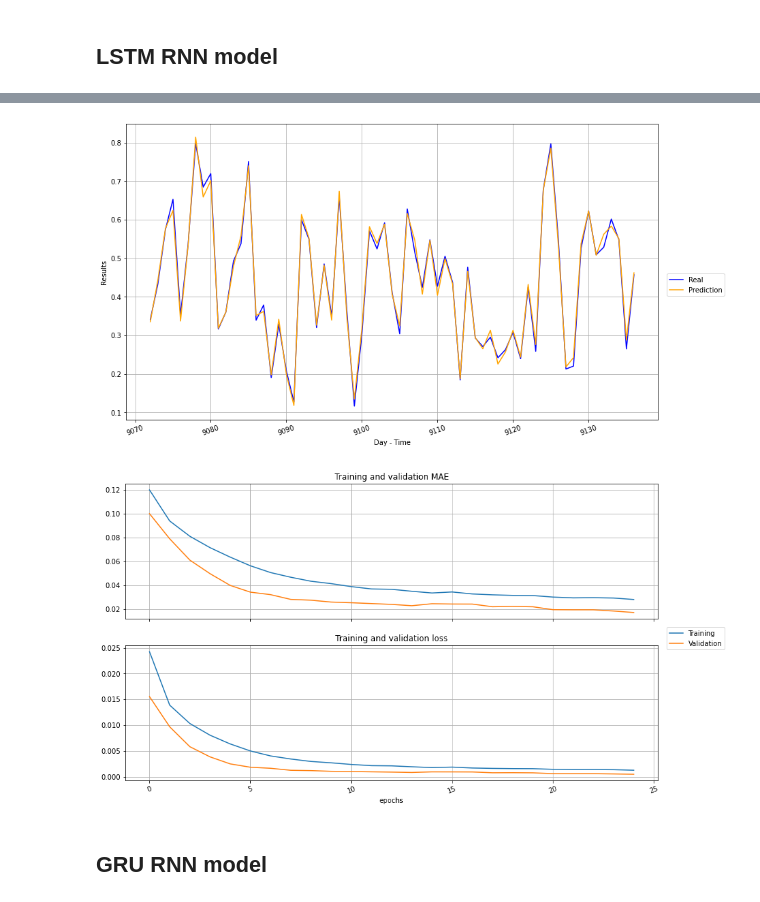
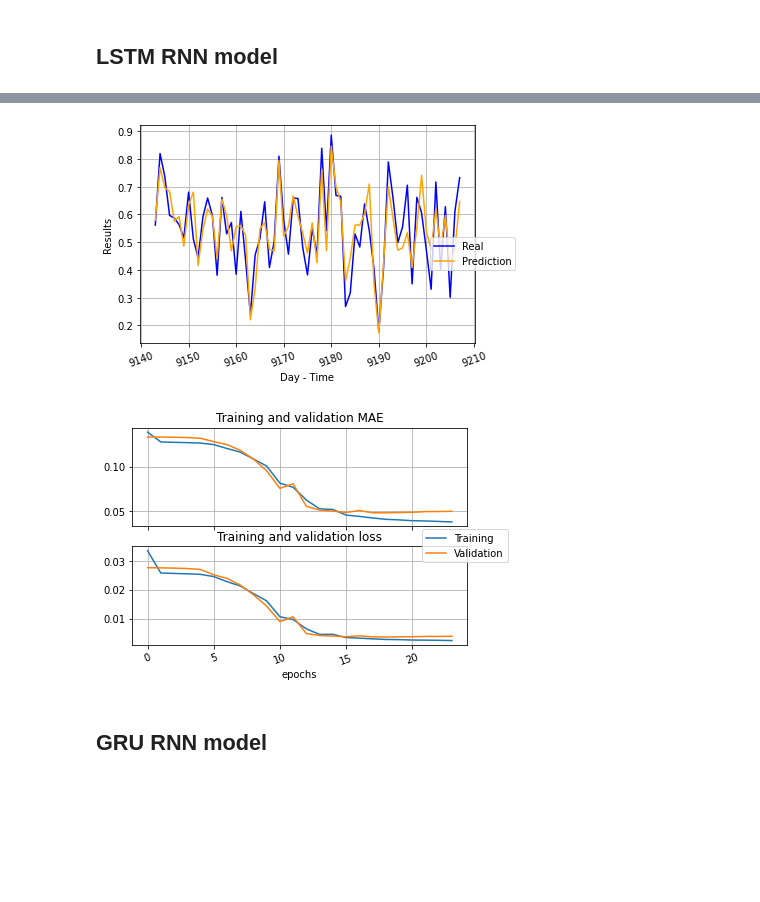
Before and after one commit to dccartagena/RNN_Aquaponics, a Jupyter notebook: synthetic_signal_notebook.ipynb, the cells around one changed output, grey strips where cells are left out. Cells and saved outputs as stored; diff of their text form; code cells hidden in the pictures; blank space fills up the shorter version.

```diff
--- a/synthetic_signal_notebook.ipynb
+++ b/synthetic_signal_notebook.ipynb
@@ -111,14 +109,14 @@ df_clean = df_grouped.copy()
 # %% [markdown]
 ### Feature selection via correlation analysis
 # %%
-corr_mat = np.abs(df_clean.corr(method='pearson'))
-sns.heatmap(corr_mat)
-plt.show()
+# corr_mat = np.abs(df_clean.corr(method='pearson'))
+# sns.heatmap(corr_mat)
+# plt.show()
 
-corr_thl = 0.10
-corr_label = np.zeros(df_grouped.shape[1])
+# corr_thl = 0.10
+# corr_label = np.zeros(df_grouped.shape[1])
 
-for i in label_target:
-    corr_label = corr_label | (corr_mat[i] > corr_thl)
+# for i in label_target:
+#     corr_label = corr_label | (corr_mat[i] > corr_thl)
 
-df_clean = df_clean.loc[:, corr_label]
+# df_clean = df_clean.loc[:, corr_label]
@@ -161,21 +139,21 @@ test_df     = df_clean[int(total_data*(train_perc + val_perc)):total_data]
 # %% [markdown]
 Min-max normalization
 # %%
-def f_normalize_minmax(df, train_df):
-    norm_df = (df - train_df.min()) / (train_df.max() - train_df.min())
+def f_normalize_minmax(df, full_df):
+    norm_df = (df - full_df.min()) / (full_df.max() - full_df.min())
     return norm_df
 
-def f_inv_normalize_minmax(norm_df, train_df):
-    df = norm_df * (train_df.max() - train_df.min()) + train_df.min()
+def f_inv_normalize_minmax(norm_df, full_df):
+    df = norm_df * (full_df.max() - full_df.min()) + full_df.min()
     return df
 
-norm_train_df   = f_normalize_minmax(train_df, train_df)
-norm_val_df     = f_normalize_minmax(val_df, train_df)
-norm_test_df    = f_normalize_minmax(test_df, train_df)
+norm_train_df   = f_normalize_minmax(train_df, df_clean)
+norm_val_df     = f_normalize_minmax(val_df, df_clean)
+norm_test_df    = f_normalize_minmax(test_df, df_clean)
 # %% [markdown]
 Show tails with box plot
 # %%
-melt_train_df = norm_train_df.melt(var_name = 'Label', value_name = 'Normalized value')
-plt.figure()
-ax = sns.violinplot(x = 'Label', y = 'Normalized value', data = melt_train_df)
-plt.show()
+# melt_train_df = norm_train_df.melt(var_name = 'Label', value_name = 'Normalized value')
+# plt.figure()
+# ax = sns.violinplot(x = 'Label', y = 'Normalized value', data = melt_train_df)
+# plt.show()
@@ -436,7 +418,10 @@ _________________________________________________________________
 # %%
 def f_lstm_model(input_shape, output_shape):
     model = tf.keras.Sequential([
-            tf.keras.layers.LSTM(units = 300, input_shape = input_shape, kernel_initializer='random_normal', bias_initializer='zeros', dropout=0.2, return_sequences=False),
+
+            tf.keras.layers.LSTM(units = 1000, input_shape = input_shape, kernel_initializer='random_normal', bias_initializer='zeros', dropout=0.2, return_sequences=True),
+
+            tf.keras.layers.LSTM(units = 700, input_shape = input_shape, kernel_initializer='random_normal', bias_initializer='zeros', dropout=0.2, return_sequences=False),
 
             tf.keras.layers.Dense(output_shape)])
     return model
@@ -445,7 +430,7 @@ input_shape = train_data[0].shape
 output_shape = train_target.shape[1]
 lstm_model = f_lstm_model(input_shape, output_shape)
 # %%
-max_epochs = 25
+max_epochs = 30
 batch_size = 50
 lstm_history, lstm_prediction = compile_and_fit(lstm_model, train_data, train_target, val_data, val_target,
                                                 test_data, test_target, max_epochs, batch_size, test_entry, label_width)
@@ -468,7 +453,7 @@ WARNING:tensorflow:7 out of the last 7 calls to <function Model.make_predict_fun
 (65,)
 (65,)
-[figure, old version]
+[figure, new version]
-[figure, old version]
+[figure, new version]
 # %% [markdown]
 ## GRU RNN model
 # %%
```
Also changed, not shown: parts of 14 cells of this notebook, 6 other files.
